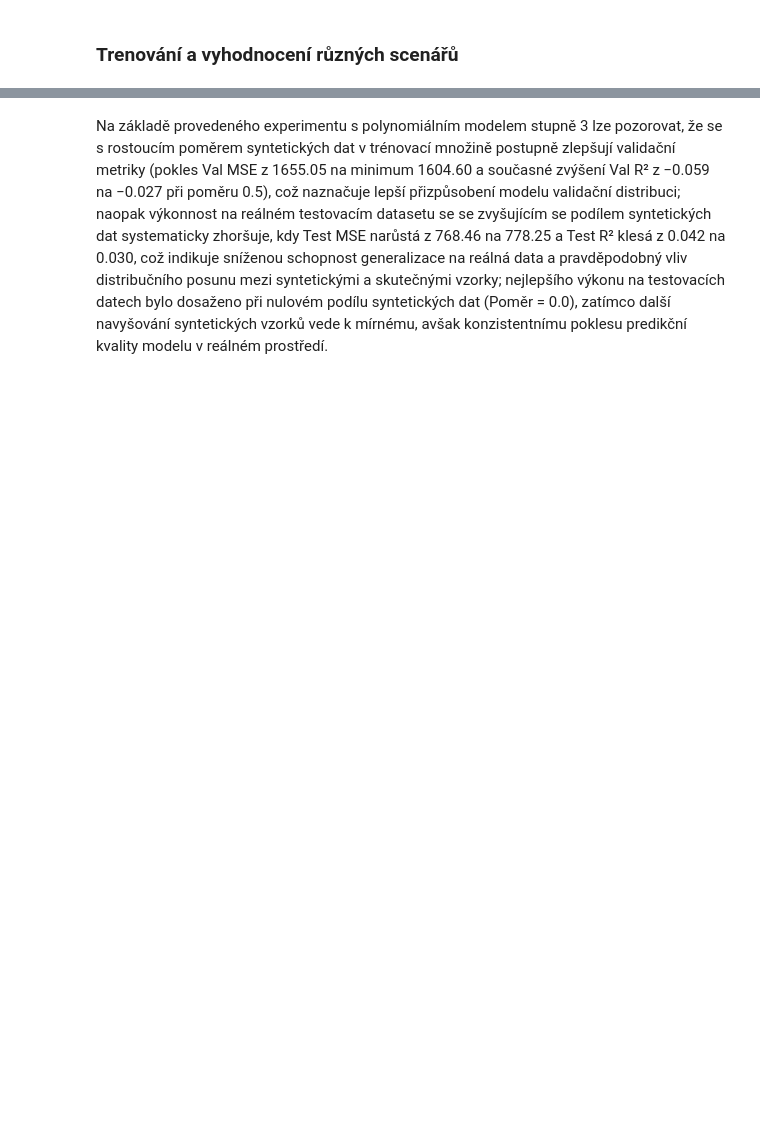
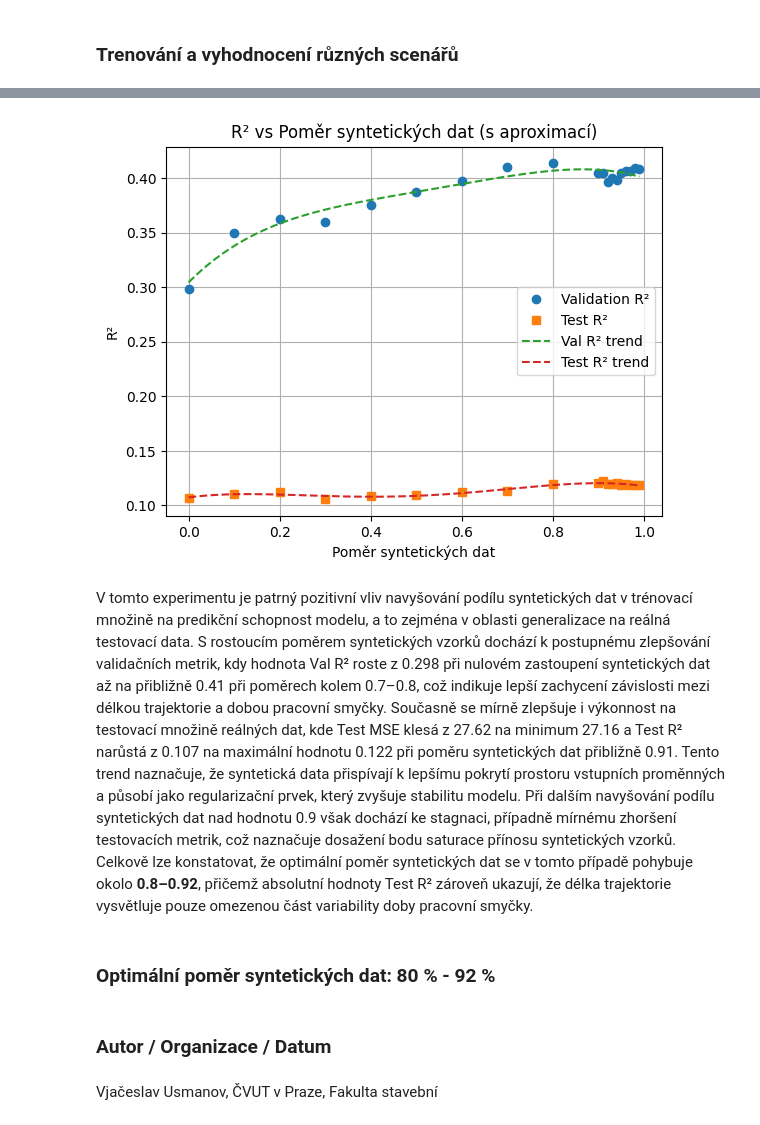
Before and after one commit to UsmanovSla/MGD-RSS, a Jupyter notebook: model/06_AI/AI_01_Polynomial_Regression.ipynb, the cells around one changed output, grey strips where cells are left out. Drawn from its saved outputs; the diff is of its cells as text; code cells hidden in the pictures; blank space fills up the shorter version.

```diff
--- a/model/06_AI/AI_01_Polynomial_Regression.ipynb
+++ b/model/06_AI/AI_01_Polynomial_Regression.ipynb
@@ -362,2 +375,45 @@ results
+# %%
+results['ratio'] = results['Scenar'].str.extract(r'(\d+\.\d+)').astype(float)
+results['ratio'] = results['Scenar'].str.extract(r'(\d+\.\d+)').astype(float)
+
+x = results['ratio'].values
+val_r2 = results['Val R2'].values
+test_r2 = results['Test R2'].values
+
+# === aproximace (polynom) ===
+deg = 4
+
+val_coef = np.polyfit(x, val_r2, deg)
+test_coef = np.polyfit(x, test_r2, deg)
+
+val_poly = np.poly1d(val_coef)
+test_poly = np.poly1d(test_coef)
+
+x_curve = np.linspace(min(x), max(x), 200)
+
+# === vykreslení ===
+plt.figure()
+
+plt.plot(x, val_r2, 'o', label='Validation R²')
+plt.plot(x, test_r2, 's', label='Test R²')
+
+plt.plot(x_curve, val_poly(x_curve), linestyle='--', label='Val R² trend')
+plt.plot(x_curve, test_poly(x_curve), linestyle='--', label='Test R² trend')
+
+plt.xlabel("Poměr syntetických dat")
+plt.ylabel("R²")
+plt.title("R² vs Poměr syntetických dat (s aproximací)")
+plt.legend()
+plt.grid(True)
+
+plt.show()
+# %% [output]
+[figure, added]
 # %% [markdown]
-Na základě provedeného experimentu s polynomiálním modelem stupně 3 lze pozorovat, že se s rostoucím poměrem syntetických dat v trénovací množině postupně zlepšují validační metriky (pokles Val MSE z 1655.05 na minimum 1604.60 a současné zvýšení Val R² z −0.059 na −0.027 při poměru 0.5), což naznačuje lepší přizpůsobení modelu validační distribuci; naopak výkonnost na reálném testovacím datasetu se se zvyšujícím se podílem syntetických dat systematicky zhoršuje, kdy Test MSE narůstá z 768.46 na 778.25 a Test R² klesá z 0.042 na 0.030, což indikuje sníženou schopnost generalizace na reálná data a pravděpodobný vliv distribučního posunu mezi syntetickými a skutečnými vzorky; nejlepšího výkonu na testovacích datech bylo dosaženo při nulovém podílu syntetických dat (Poměr = 0.0), zatímco další navyšování syntetických vzorků vede k mírnému, avšak konzistentnímu poklesu predikční kvality modelu v reálném prostředí.
+V tomto experimentu je patrný pozitivní vliv navyšování podílu syntetických dat v trénovací množině na predikční schopnost modelu, a to zejména v oblasti generalizace na reálná testovací data. S rostoucím poměrem syntetických vzorků dochází k postupnému zlepšování validačních metrik, kdy hodnota Val R² roste z 0.298 při nulovém zastoupení syntetických dat až na přibližně 0.41 při poměrech kolem 0.7–0.8, což indikuje lepší zachycení závislosti mezi délkou trajektorie a dobou pracovní smyčky. Současně se mírně zlepšuje i výkonnost na testovací množině reálných dat, kde Test MSE klesá z 27.62 na minimum 27.16 a Test R² narůstá z 0.107 na maximální hodnotu 0.122 při poměru syntetických dat přibližně 0.91. Tento trend naznačuje, že syntetická data přispívají k lepšímu pokrytí prostoru vstupních proměnných a působí jako regularizační prvek, který zvyšuje stabilitu modelu. Při dalším navyšování podílu syntetických dat nad hodnotu 0.9 však dochází ke stagnaci, případně mírnému zhoršení testovacích metrik, což naznačuje dosažení bodu saturace přínosu syntetických vzorků. Celkově lze konstatovat, že optimální poměr syntetických dat se v tomto případě pohybuje okolo **0.8–0.92**, přičemž absolutní hodnoty Test R² zároveň ukazují, že délka trajektorie vysvětluje pouze omezenou část variability doby pracovní smyčky.
+# %% [markdown]
+### Optimální poměr syntetických dat: 80 % - 92 %
+# %% [markdown]
+### Autor / Organizace / Datum
+# %% [markdown]
+Vjačeslav Usmanov, ČVUT v Praze, Fakulta stavební
```
Also changed, not shown: parts of 6 cells of this notebook, 1 other file.
